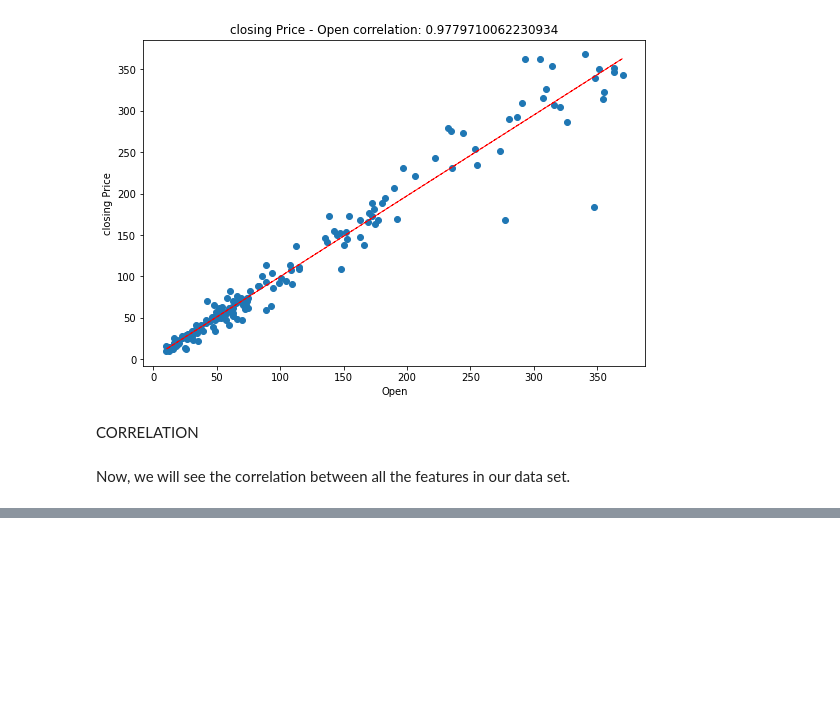
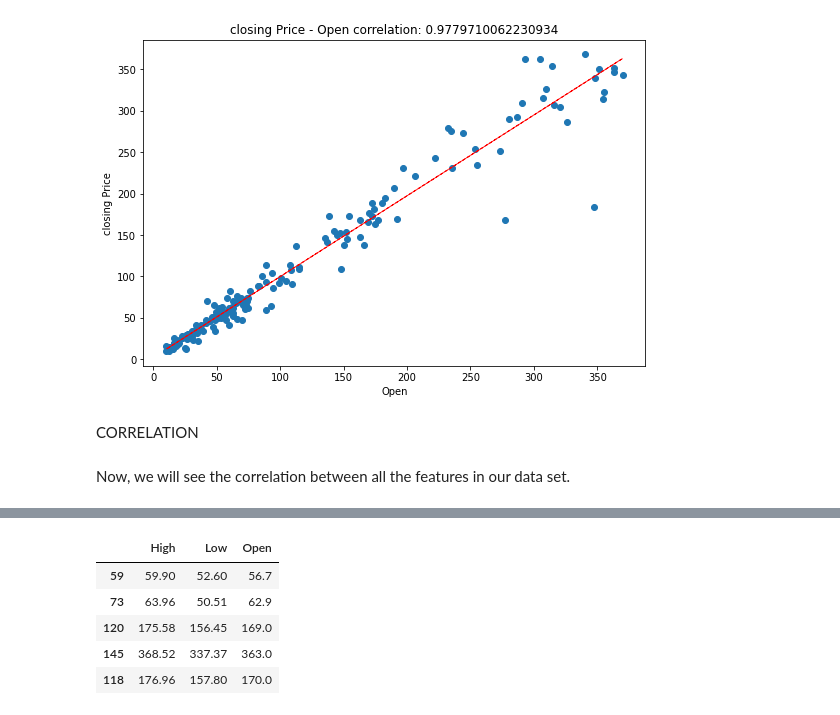
Before and after one commit to lavish315/Yes-Bank-Stock-Price-Analysis, a Jupyter notebook: Capstone_project_(Yes_Bank_stock_price_analysis).ipynb, the cells around one changed output, grey strips where cells are left out. Drawn from its saved outputs; the diff is of its cells as text; code cells hidden in the pictures; blank space fills up the shorter version.

```diff
--- a/Capstone_project_(Yes_Bank_stock_price_analysis).ipynb
+++ b/Capstone_project_(Yes_Bank_stock_price_analysis).ipynb
@@ -185,0 +232,15 @@ Now, we will see the correlation between all the features in our data set.
+# %%
+indep_var=df[['High','Low','Open']]
+dep_var=df['Close']
+# %%
+#train test data split
+x_train, x_test,y_train, y_test = train_test_split(indep_var,dep_var,test_size=.20,random_state=1)
+# %%
+x_train[0:5]
+# %% [output]
+|  | High | Low | Open |
+| 59 | 59.90 | 52.60 | 56.7 |
+| 73 | 63.96 | 50.51 | 62.9 |
+| 120 | 175.58 | 156.45 | 169.0 |
+| 145 | 368.52 | 337.37 | 363.0 |
+| 118 | 176.96 | 157.80 | 170.0 |
```
Also changed, not shown: parts of 9 cells of this notebook.
